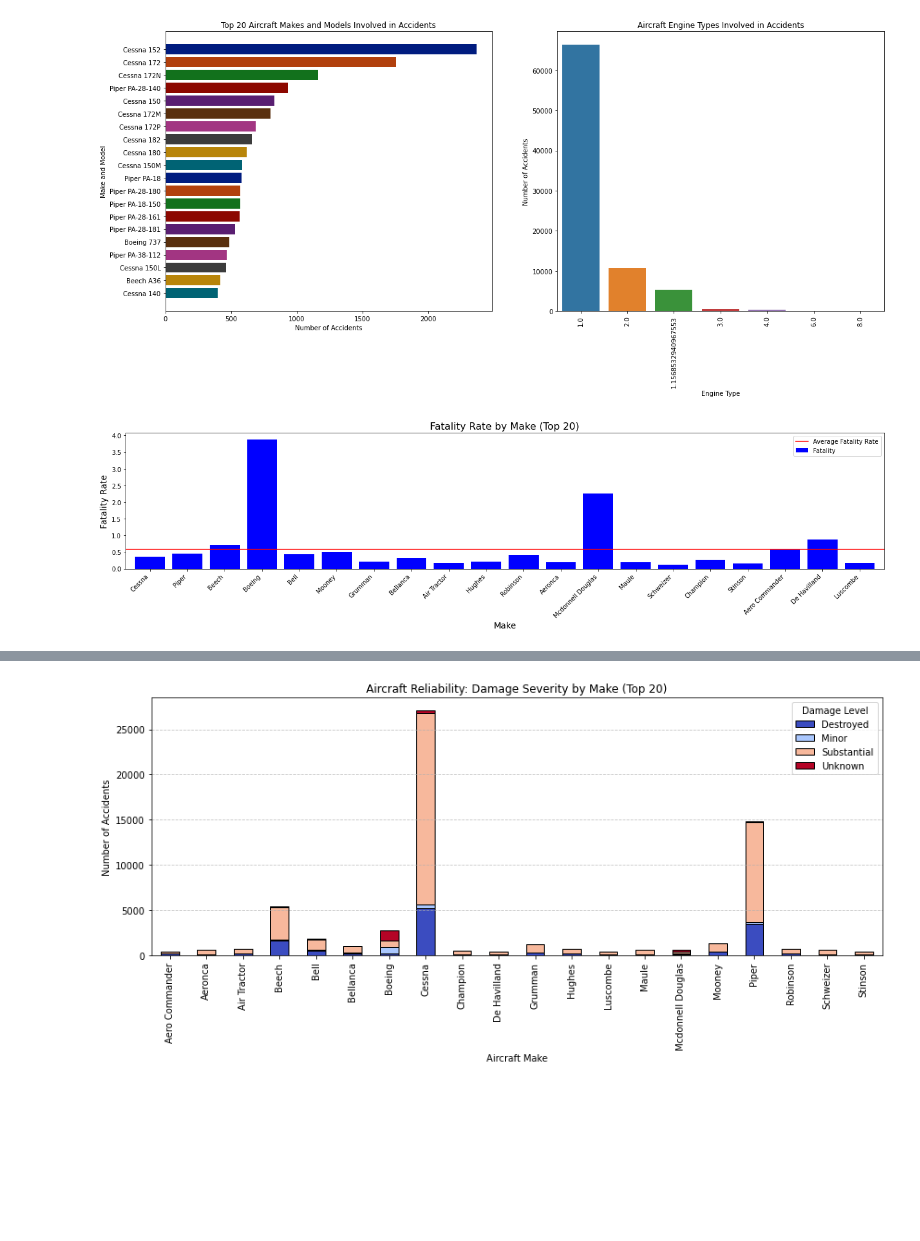
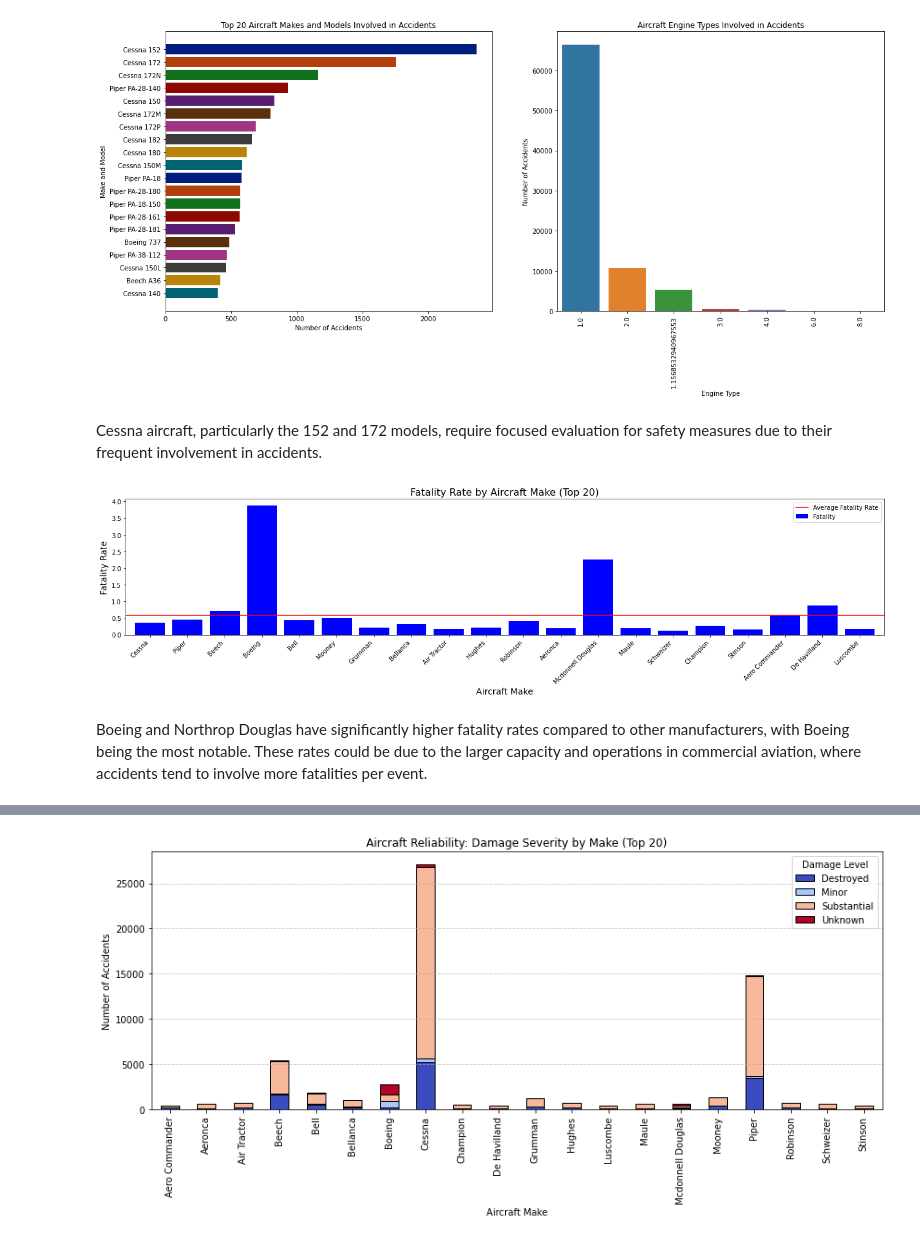
Before and after one commit to Noel-cyber/Aircraft_Reccomendation, a Jupyter notebook: project1.ipynb, the cells around one changed output, grey strips where cells are left out. Drawn from its saved outputs; the diff is of its cells as text; code cells hidden in the pictures; blank space fills up the shorter version.

```diff
--- a/project1.ipynb
+++ b/project1.ipynb
@@ -601,4 +656,13 @@ plt.show()
 # %%
+# Replace 0.0 in Number_Of_Engines with NaN
+df['Number_Of_Engines'] = df['Number_Of_Engines'].replace(0.0, np.nan)
+
+# Group by Make and Model to Count Accident
+make_model_accident_counts = df.groupby(['Make', 'Model']).size().reset_index(name='AccidentCount')
+
+# Sort Accident Counts in Descending Order
+make_model_accident_counts = make_model_accident_counts.sort_values(by='AccidentCount', ascending=False)
+
 # Create a figure and two axes (side-by-side) for subplots
 fig, axes = plt.subplots(1, 2, figsize=(20, 8))
 
@@ -622,33 +686,40 @@ axes[1].tick_params(axis='x', rotation=90)
 plt.show()
 # %% [output]
 [figure]
+# %% [markdown]
+Cessna aircraft, particularly the 152 and 172 models, require focused evaluation for safety measures due to their frequent involvement in accidents.
 # %%
+# Identify the Top 20 Aircraft Makes
 make_top20 = df['Make'].value_counts().nlargest(20).index.tolist()
 
+# Filter the Data for the Top 20 Aircraft Make
 make_data = df[df['Make'].isin(make_top20)]
 
+# Average Fatality Rate for Each Aircraft Make
 makefatal = make_data.groupby('Make')['Fatality'].mean().reindex(make_top20)
 
 # average fatality rate across all makes
 averagefatal = df['Fatality'].mean()
 
-# plot
+# plot a bar plot for the 'makefatal' data
 plt.figure(figsize=(18, 5))
 makefatal.plot.bar(color='blue', width=0.8)
 
 # horizontal line for the average fatality rate
 plt.axhline(y=averagefatal, color='r', linestyle='-', label='Average Fatality Rate')
 
 # Set the title and labels with appropriate font sizes
-plt.title('Fatality Rate by Make (Top 20)', fontsize=16)
-plt.xlabel('Make', fontsize=14)
+plt.title('Fatality Rate by Aircraft Make (Top 20)', fontsize=16)
+plt.xlabel('Aircraft Make', fontsize=14)
 plt.ylabel('Fatality Rate', fontsize=14)
 plt.legend(loc='upper right')
 plt.xticks(rotation=45, ha='right')
 plt.tight_layout()
 
 # Display the plot
 plt.show()
 # %% [output]
-[figure, old version]
+[figure, new version]
+# %% [markdown]
+Boeing and Northrop Douglas have significantly higher fatality rates compared to other manufacturers, with Boeing being the most notable. These rates could be due to the larger capacity and operations in commercial aviation, where accidents tend to involve more fatalities per event.
 # %%
```
Also changed, not shown: parts of 36 cells of this notebook.
